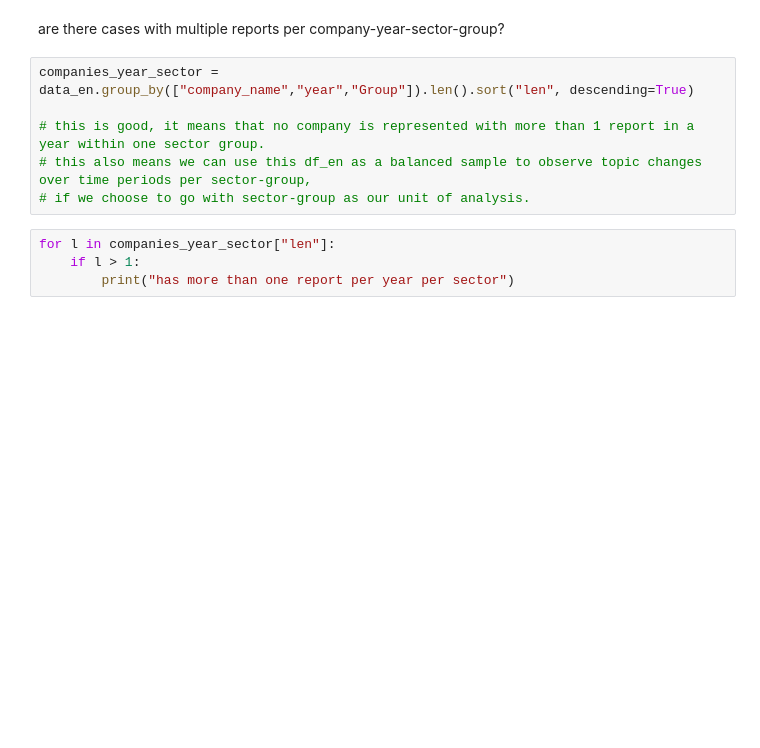
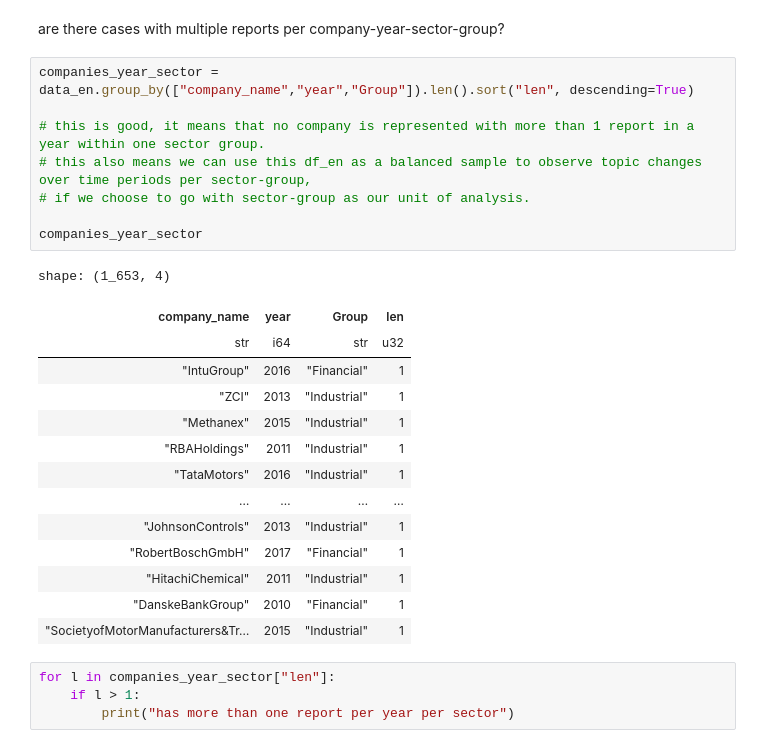
Before and after one commit to Asma1478/Project_gr13, a Jupyter notebook: Project_gr13/df_en_sample_checks.ipynb, the cells around one changed output. Drawn from its saved outputs; the diff is of its cells as text; blank space fills up the shorter version.

```diff
--- a/Project_gr13/df_en_sample_checks.ipynb
+++ b/Project_gr13/df_en_sample_checks.ipynb
@@ -83,9 +88,26 @@ are there cases with multiple reports per company-year-sector-group?
 # %%
 companies_year_sector = data_en.group_by(["company_name","year","Group"]).len().sort("len", descending=True)
 
 # this is good, it means that no company is represented with more than 1 report in a year within one sector group.
 # this also means we can use this df_en as a balanced sample to observe topic changes over time periods per sector-group,
 # if we choose to go with sector-group as our unit of analysis.
+
+companies_year_sector
+# %% [output]
+shape: (1_653, 4)
+| company_name | year | Group | len |
+| str | i64 | str | u32 |
+| "IntuGroup" | 2016 | "Financial" | 1 |
+| "ZCI" | 2013 | "Industrial" | 1 |
+| "Methanex" | 2015 | "Industrial" | 1 |
+| "RBAHoldings" | 2011 | "Industrial" | 1 |
+| "TataMotors" | 2016 | "Industrial" | 1 |
+| … | … | … | … |
+| "JohnsonControls" | 2013 | "Industrial" | 1 |
+| "RobertBoschGmbH" | 2017 | "Financial" | 1 |
+| "HitachiChemical" | 2011 | "Industrial" | 1 |
+| "DanskeBankGroup" | 2010 | "Financial" | 1 |
+| "SocietyofMotorManufacturers&Tr… | 2015 | "Industrial" | 1 |
 # %%
 for l in companies_year_sector["len"]:
     if l > 1:
```
Also changed, not shown: parts of 3 cells of this notebook.
